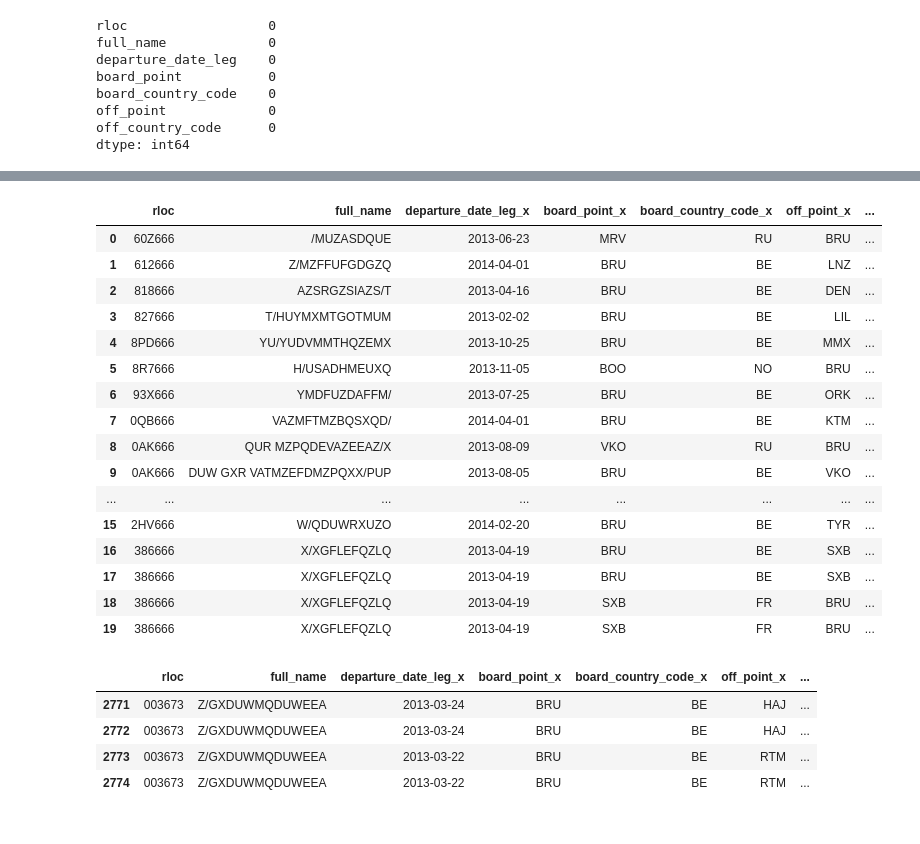
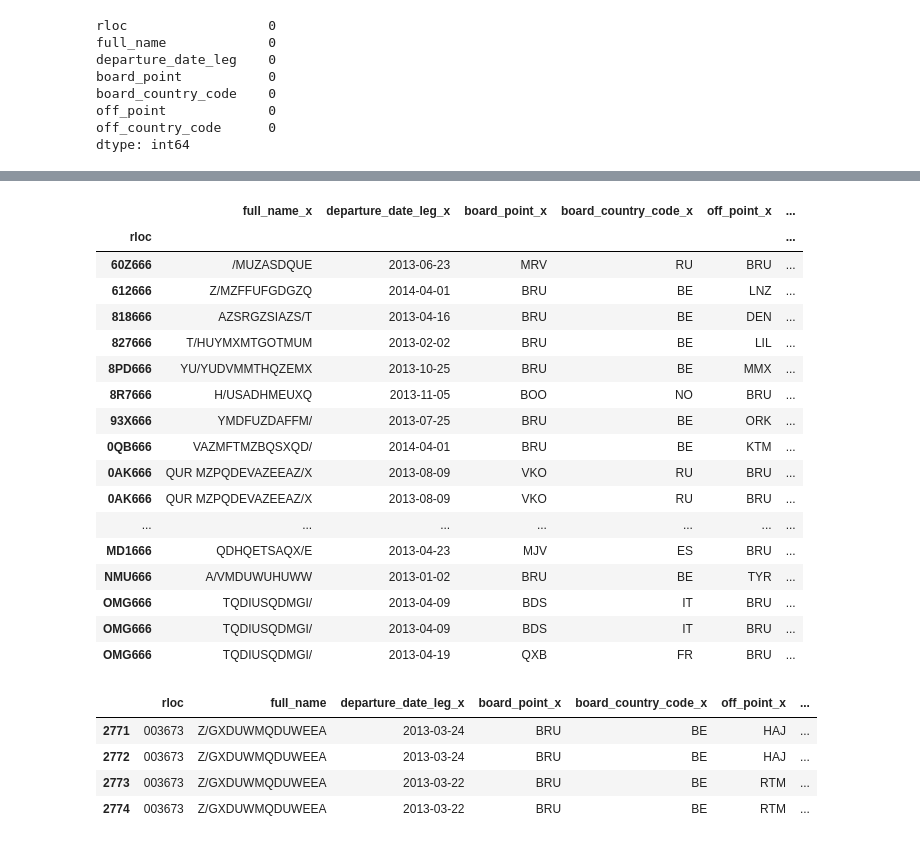
Before and after one commit to evolsidog/MyDestiny, a Jupyter notebook: First exploratory analisis.ipynb, the cells around one changed output, grey strips where cells are left out. Drawn from its saved outputs; the diff is of its cells as text; code cells hidden in the pictures.

```diff
--- a/First exploratory analisis.ipynb
+++ b/First exploratory analisis.ipynb
@@ -76,3 +76,5 @@ df_agg.count().head()
 # %%
 # We use self join
-df_merge = pd.merge(df_mini, df_mini, on=['rloc','full_name'])
+df_merge = pd.merge(df_mini, df_mini, on=['rloc'])
+# %%
+df_merge = df_merge.set_index(['rloc'])
@@ -79,23 +96,24 @@ df_merge = pd.merge(df_mini, df_mini, on=['rloc','full_name'])
 # %%
-df_merge.head(20)
+df_merge.head(30)
 # %% [output]
-|  | rloc | full_name | departure_date_leg_x | board_point_x | board_country_code_x | off_point_x | ... |
-| 0 | 60Z666 | /MUZASDQUE | 2013-06-23 | MRV | RU | BRU | ... |
-| 1 | 612666 | Z/MZFFUFGDGZQ | 2014-04-01 | BRU | BE | LNZ | ... |
-| 2 | 818666 | AZSRGZSIAZS/T | 2013-04-16 | BRU | BE | DEN | ... |
-| 3 | 827666 | T/HUYMXMTGOTMUM | 2013-02-02 | BRU | BE | LIL | ... |
-| 4 | 8PD666 | YU/YUDVMMTHQZEMX | 2013-10-25 | BRU | BE | MMX | ... |
-| 5 | 8R7666 | H/USADHMEUXQ | 2013-11-05 | BOO | NO | BRU | ... |
-| 6 | 93X666 | YMDFUZDAFFM/ | 2013-07-25 | BRU | BE | ORK | ... |
-| 7 | 0QB666 | VAZMFTMZBQSXQD/ | 2014-04-01 | BRU | BE | KTM | ... |
-| 8 | 0AK666 | QUR MZPQDEVAZEEAZ/X | 2013-08-09 | VKO | RU | BRU | ... |
-| 9 | 0AK666 | DUW GXR VATMZEFDMZPQXX/PUP | 2013-08-05 | BRU | BE | VKO | ... |
-| ... | ... | ... | ... | ... | ... | ... | ... |
-| 15 | 2HV666 | W/QDUWRXUZO | 2014-02-20 | BRU | BE | TYR | ... |
-| 16 | 386666 | X/XGFLEFQZLQ | 2013-04-19 | BRU | BE | SXB | ... |
-| 17 | 386666 | X/XGFLEFQZLQ | 2013-04-19 | BRU | BE | SXB | ... |
-| 18 | 386666 | X/XGFLEFQZLQ | 2013-04-19 | SXB | FR | BRU | ... |
-| 19 | 386666 | X/XGFLEFQZLQ | 2013-04-19 | SXB | FR | BRU | ... |
+|  | full_name_x | departure_date_leg_x | board_point_x | board_country_code_x | off_point_x | ... |
+| rloc |  |  |  |  |  | ... |
+| 60Z666 | /MUZASDQUE | 2013-06-23 | MRV | RU | BRU | ... |
+| 612666 | Z/MZFFUFGDGZQ | 2014-04-01 | BRU | BE | LNZ | ... |
+| 818666 | AZSRGZSIAZS/T | 2013-04-16 | BRU | BE | DEN | ... |
+| 827666 | T/HUYMXMTGOTMUM | 2013-02-02 | BRU | BE | LIL | ... |
+| 8PD666 | YU/YUDVMMTHQZEMX | 2013-10-25 | BRU | BE | MMX | ... |
+| 8R7666 | H/USADHMEUXQ | 2013-11-05 | BOO | NO | BRU | ... |
+| 93X666 | YMDFUZDAFFM/ | 2013-07-25 | BRU | BE | ORK | ... |
+| 0QB666 | VAZMFTMZBQSXQD/ | 2014-04-01 | BRU | BE | KTM | ... |
+| 0AK666 | QUR MZPQDEVAZEEAZ/X | 2013-08-09 | VKO | RU | BRU | ... |
+| 0AK666 | QUR MZPQDEVAZEEAZ/X | 2013-08-09 | VKO | RU | BRU | ... |
+| ... | ... | ... | ... | ... | ... | ... |
+| MD1666 | QDHQETSAQX/E | 2013-04-23 | MJV | ES | BRU | ... |
+| NMU666 | A/VMDUWUHUWW | 2013-01-02 | BRU | BE | TYR | ... |
+| OMG666 | TQDIUSQDMGI/ | 2013-04-09 | BDS | IT | BRU | ... |
+| OMG666 | TQDIUSQDMGI/ | 2013-04-09 | BDS | IT | BRU | ... |
+| OMG666 | TQDIUSQDMGI/ | 2013-04-19 | QXB | FR | BRU | ... |
 # %%
 # Show that case
 df_merge.loc[df_merge['rloc'] == '003673']
```
Also changed, not shown: parts of 9 cells of this notebook.
